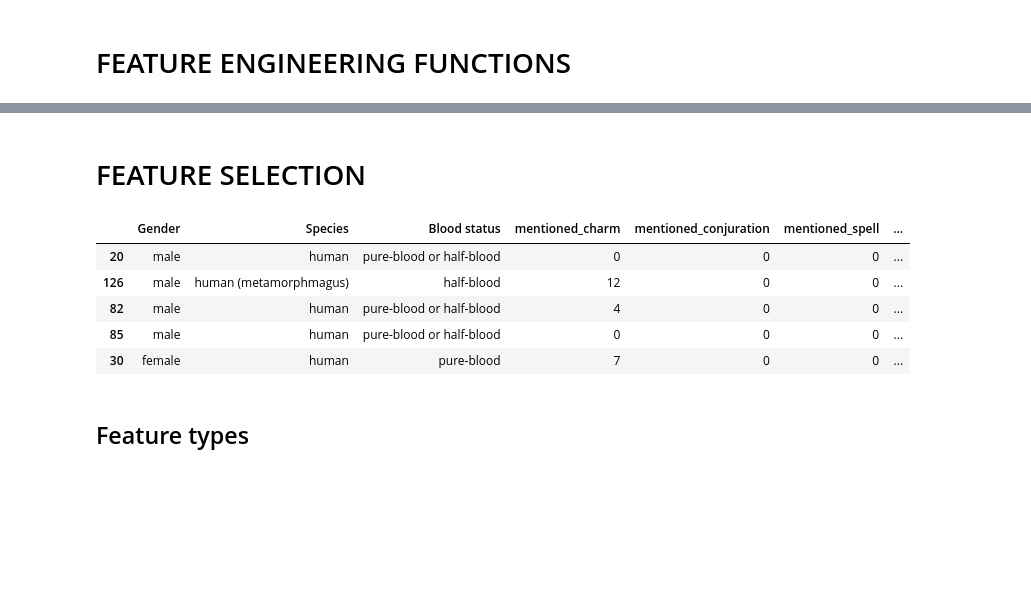
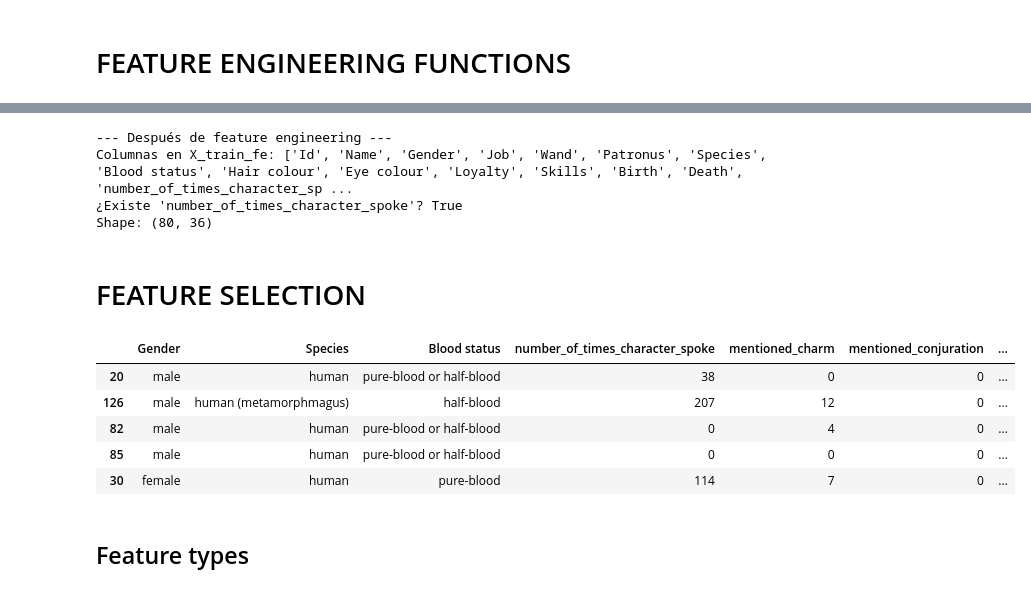
Before and after one commit to errodd/harry-potter-characters-ml, a Jupyter notebook: notebooks/DATA_PROC_HP.ipynb, the cells around one changed output, grey strips where cells are left out. Saved outputs shown, nothing was run; the diff lists cells and outputs as text; code cells hidden in the pictures; blank space fills up the shorter version.

```diff
--- a/notebooks/DATA_PROC_HP.ipynb
+++ b/notebooks/DATA_PROC_HP.ipynb
@@ -147,13 +147,25 @@ def split_types_of_spells(spells_df: pd.DataFrame) -> pd.Series:
 
 def add_one_if_characher_said_something(df: pd.DataFrame, quotes_df: pd.DataFrame) -> pd.DataFrame:
     df = df.copy()
-    df_split_names = split_names_in_main_df(df)
-    df['number_of_times_character_spoke'] = 0
-    for name in df_split_names:
-        for part in name:
-            for char in quotes_df['Character']:
+
+    df['Name_clean'] = df['Name'].str.lower().str.strip()
+    quotes_df = quotes_df.copy()
+    quotes_df['Character_clean'] = quotes_df['Character'].str.lower().str.strip()
+
+    counts = quotes_df['Character_clean'].value_counts().to_dict()
+
+    def count_speeches(name_clean):
+        parts = name_clean.split()
+        total = 0
+        for part in parts:
+            for char, cnt in counts.items():
                 if part in char:
-                    df.loc[df['Name'].str.contains(part, case=False, na=False), 'number_of_times_character_spoke'] += 1
+                    total += cnt
+        return total
+
+    df['number_of_times_character_spoke'] = df['Name_clean'].apply(count_speeches)
+
+    df = df.drop(columns=['Name_clean'])
 
     return df
 
@@ -233,30 +258,39 @@ display(X_test_fe.head())
+# %%
+print("--- Después de feature engineering ---")
+print("Columnas en X_train_fe:", X_train_fe.columns.tolist())
+print("¿Existe 'number_of_times_character_spoke'?", 'number_of_times_character_spoke' in X_train_fe.columns)
+print("Shape:", X_train_fe.shape)
+# %% [output]
+--- Después de feature engineering ---
+Columnas en X_train_fe: ['Id', 'Name', 'Gender', 'Job', 'Wand', 'Patronus', 'Species', 'Blood status', 'Hair colour', 'Eye colour', 'Loyalty', 'Skills', 'Birth', 'Death', 'number_of_times_character_sp ...
+¿Existe 'number_of_times_character_spoke'? True
+Shape: (80, 36)
 # %% [markdown]
 # FEATURE SELECTION
 # %%
 drop_cols = ["Id",
     "Name",
     "Job",
     "Wand",
     "Patronus",
     "Hair colour",
     "Eye colour",
     "Loyalty",
     "Skills",
     "Birth",
-    "Death",
-    'number_of_times_character_spoke']
+    "Death"]
 
 X_train_fe = X_train_fe.drop(columns=drop_cols, errors="ignore")
 X_test_fe = X_test_fe.drop(columns=drop_cols, errors="ignore")
 
 display(X_train_fe.head())
 # %% [output]
-|  | Gender | Species | Blood status | mentioned_charm | mentioned_conjuration | mentioned_spell | ... |
-| 20 | male | human | pure-blood or half-blood | 0 | 0 | 0 | ... |
-| 126 | male | human (metamorphmagus) | half-blood | 12 | 0 | 0 | ... |
-| 82 | male | human | pure-blood or half-blood | 4 | 0 | 0 | ... |
+|  | Gender | Species | Blood status | number_of_times_character_spoke | mentioned_charm | mentioned_conjuration | ... |
+| 20 | male | human | pure-blood or half-blood | 38 | 0 | 0 | ... |
+| 126 | male | human (metamorphmagus) | half-blood | 207 | 12 | 0 | ... |
+| 82 | male | human | pure-blood or half-blood | 0 | 4 | 0 | ... |
 | 85 | male | human | pure-blood or half-blood | 0 | 0 | 0 | ... |
-| 30 | female | human | pure-blood | 7 | 0 | 0 | ... |
+| 30 | female | human | pure-blood | 114 | 7 | 0 | ... |
 # %% [markdown]
 ## Feature types
 # %%
```
Also changed, not shown: parts of 2 cells of this notebook, 2 other files.
